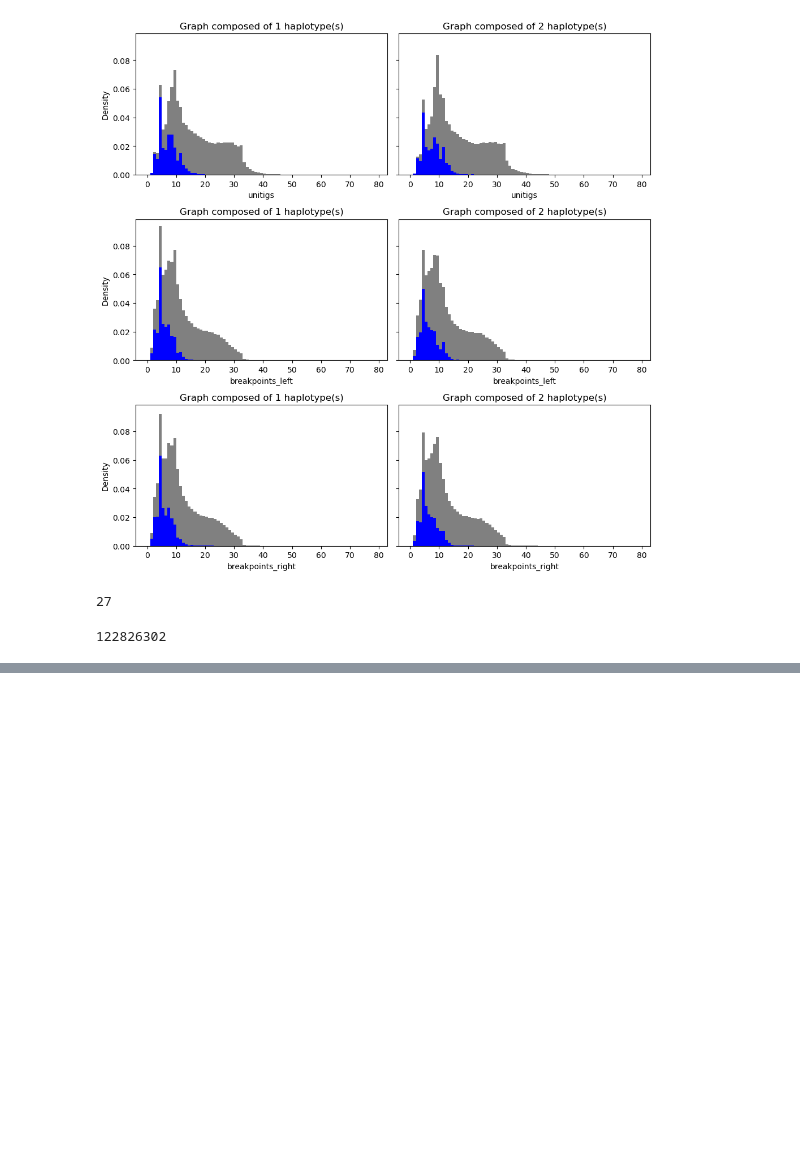
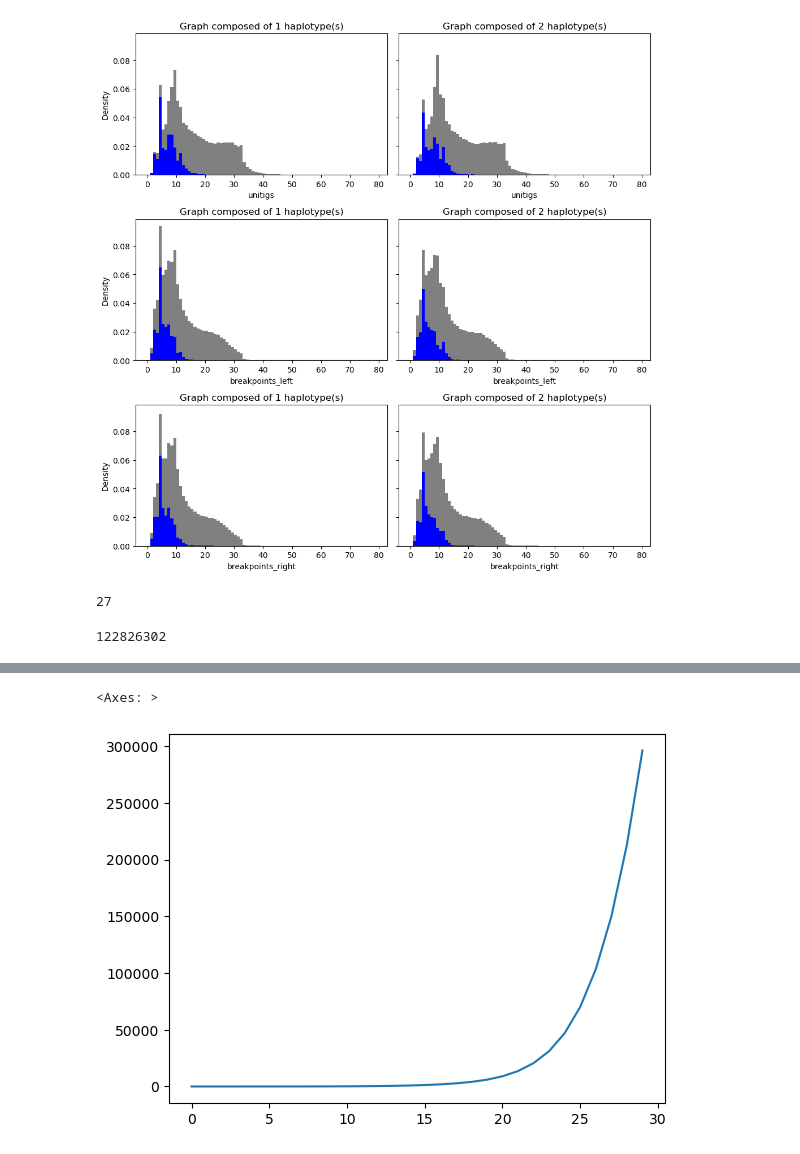
Before and after one commit to flopau76/dBG_project, a Jupyter notebook: data/notebook.ipynb, the cells around one changed output, grey strips where cells are left out. Cells and saved outputs as stored; diff of their text form; code cells hidden in the pictures; blank space fills up the shorter version.

```diff
--- a/data/notebook.ipynb
+++ b/data/notebook.ipynb
@@ -132,0 +135,5 @@ int(bits_total)   # 123 Mb
+# %%
+path_histo_1 = "output/chr1/histo_graph1.txt"
+# %%
+df = pd.read_csv(path_histo_1, header=None)
+df
@@ -132,0 +154,5 @@ int(bits_total)   # 123 Mb
+# %%
+df.mean().plot()
+# %% [output]
+<Axes: >
+[figure, added]
```
Also changed, not shown: parts of 4 cells of this notebook, 4 other files.
